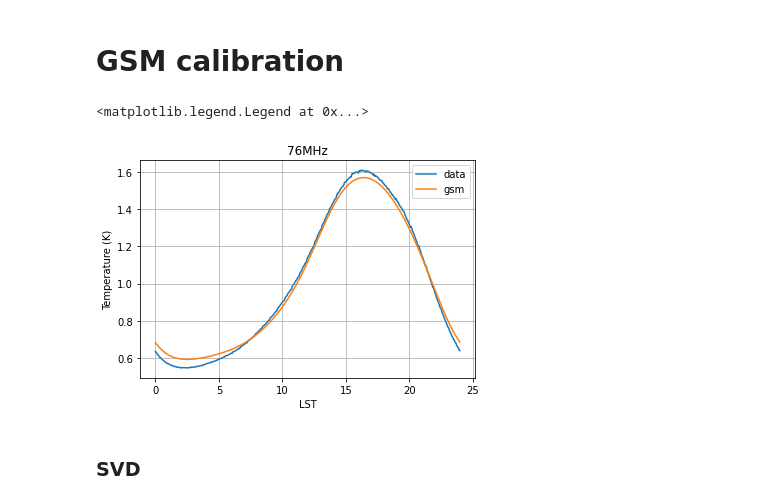
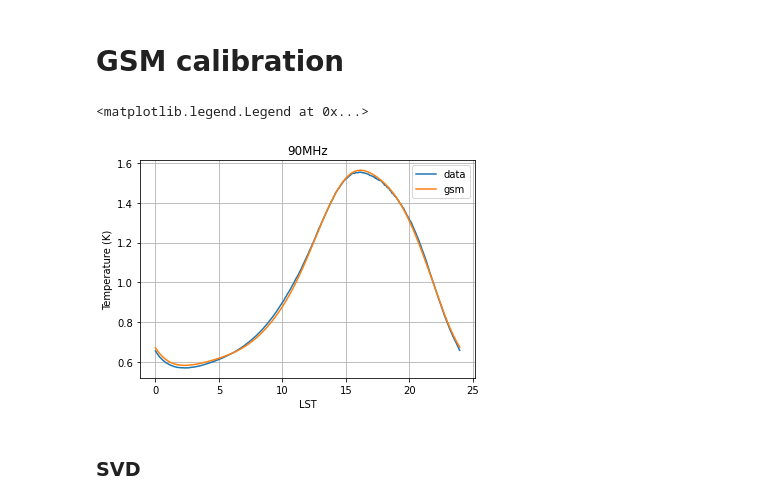
Before and after one commit to PRIZM-Experiment/prizm-calibration, a Jupyter notebook: svdfit.ipynb, the cells around one changed output. Saved outputs shown, nothing was run; the diff lists cells and outputs as text; code cells hidden in the pictures.

```diff
--- a/svdfit.ipynb
+++ b/svdfit.ipynb
@@ -23,7 +35,7 @@ If uploading data from saved NumPy files:
 instrument = '100MHz'
 year = '2021'
 
-channel = 'EW'
+channel = 'NS'
 
 # times
 path2file = f'../Data/{year}/{instrument[:-3]}/{channel}/'
@@ -35,14 +47,14 @@ with open(path2file + 'systime' + file_ending, 'rb') as f:
     systime = np.load(f)
 
 
-channel = 'NS'
+# channel = 'NS'
 
-# rfi flagged data & freq
-with open(f'RFI_flagged/rfi_flagged_{instrument[:-3]}{channel}.npz', 'rb') as f:
-    data_file = np.load(f)
-    data = data_file['data']
-    freq = data_file['freq']
+# # rfi flagged data & freq
+# with open(f'RFI_flagged/rfi_flagged_{instrument[:-3]}{channel}.npz', 'rb') as f:
+#     data_file = np.load(f)
+#     data = data_file['data']
+#     freq = data_file['freq']
 
-# gsm
-Tgsm = np.load(f'GSM_averages/{instrument}_{channel}_GSM_average_2minbins_horizon_0align.npy')
-TgsmH = np.load(f'GSM_averages/{instrument}_{channel}_Haslam255_average_2minbins_horizon_0align.npy')
+# # gsm
+# Tgsm = np.load(f'GSM_averages/{instrument}_{channel}_GSM_average_2minbins_horizon_0align.npy')
+# TgsmH = np.load(f'GSM_averages/{instrument}_{channel}_Haslam255_average_2minbins_horizon_0align.npy')
@@ -51,8 +65,8 @@ TgsmH = np.load(f'GSM_averages/{instrument}_{channel}_Haslam255_average_2minbins
 # %%
 binsize_f = 1
 binsize_t = 2
-flow = 52
-fhigh = 134
+flow = 50
+fhigh = 136
 data_binned, freq_1mhz, lst_2min, bin_inds_f, bin_inds_t = hf.binning(data, freq, lst, binsize_f, binsize_t, flow, fhigh)
 # %%
 plt.figure()
@@ -69,20 +83,21 @@ plt.show()
 # %%
 gsm_flow = 30
 # %%
-f = 70
+f = 90
+offset = 10
 
 fig = plt.figure()
 ax = fig.subplots(1,1)
 ax.grid()
-ax.set_title('76MHz')
+ax.set_title(f'{f}MHz')
 ax.set_ylabel('Temperature (K)')
 ax.set_xlabel('LST')
 ax.plot(lst_2min, data_binned[:, (f - flow)] / np.mean(data_binned[:, (f - flow)]), \
            label='data')
-ax.plot(lst_2min, Tgsm[(np.arange(720)+10)%720, (f - gsm_flow)//2] / np.mean(Tgsm[(np.arange(720)+10)%720, (f - gsm_flow)//2]), \
+ax.plot(lst_2min, Tgsm[(np.arange(720)+offset)%720, (f - gsm_flow)//2] / np.mean(Tgsm[(np.arange(720)+offset)%720, (f - gsm_flow)//2]), \
            label='gsm')
 ax.legend()
 # %% [output]
 <matplotlib.legend.Legend at 0x...>
-[figure, old version]
+[figure, new version]
 # %%
```
Also changed, not shown: parts of 33 cells of this notebook, 7 other files.
